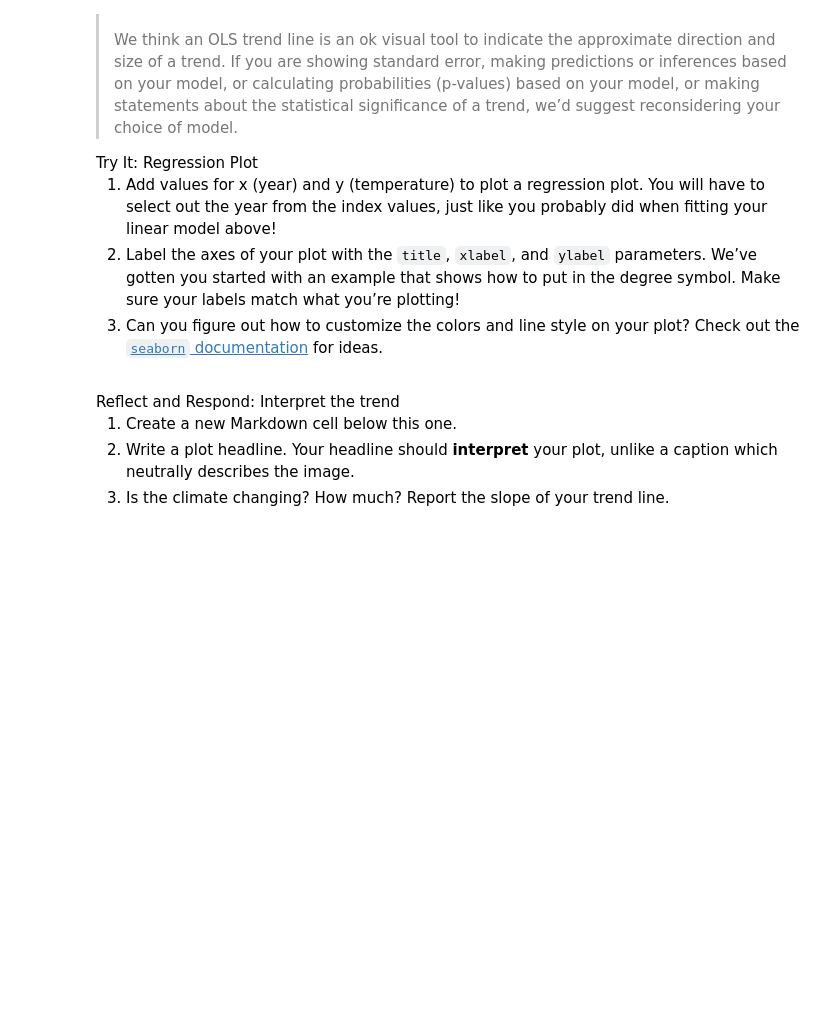
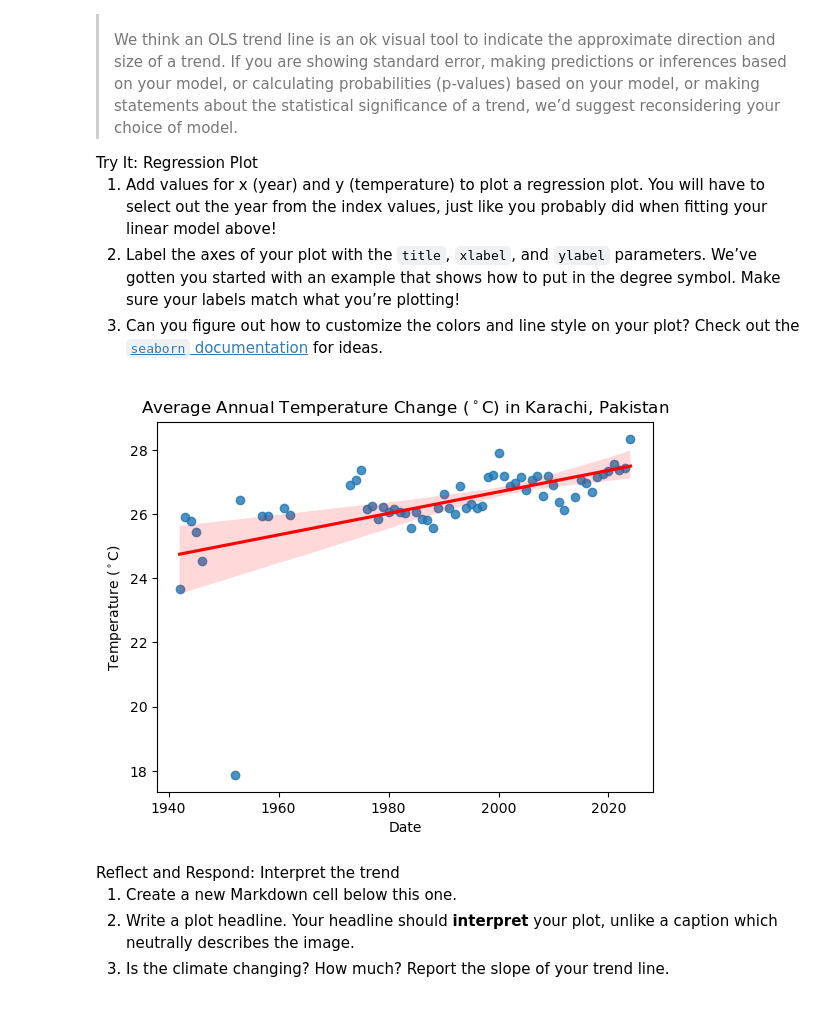
Before and after one commit to earthlab-education/02-climate-natshoff, a Jupyter notebook: Climate Coding Challenge, Part 5!.ipynb, the cells around one changed output. Cells and saved outputs as stored; diff of their text form; code cells hidden in the pictures; blank space fills up the shorter version.

```diff
--- a/Climate Coding Challenge, Part 5!.ipynb
+++ b/Climate Coding Challenge, Part 5!.ipynb
@@ -144,17 +144,23 @@ meets the OLS assumptions.</li>
 # Fit an OLS Linear Regression to the data
 from sklearn.linear_model import LinearRegression
 import numpy as np
+import pandas as pd
 
 # Assuming df is your DataFrame with 'DATE' as the index and 'temp_hourAVG_C' as the column
-df = climate_df_units.reset_index()
+df = ann_climate_df.reset_index()
+# convert year to an integer
+df['DATE'] = pd.to_datetime(df['DATE']).dt.year.astype(int)
+
+# Drop NA rows
+df = df.dropna(subset=['temp_hourAVG_C'])
 
 # Reshape 'DATE' column to be a 2D array for scikit-learn
-X = df[['DATE']].values
-y = df['temp_hourAVG_C'].values
+date = df[['DATE']].values
+temp = df['temp_hourAVG_C'].values
 
 # Create and fit the linear regression model
 model = LinearRegression()
-model.fit(X, y)
+model.fit(date, temp)
 
 # Get the slope and intercept
 slope = model.coef_[0]
@@ -204,17 +210,20 @@ for ideas.</li>
 # %%
 # Plot annual average temperature with a trend line
 ax = sns.regplot(
-    x=,
-    y=,
+    x=date,
+    y=temp,
+    line_kws={'color':'red'}
 )
 # Set plot labels
 ax.set(
-    title='',
-    xlabel='',
-    ylabel='Temperature ($^\circ$F)'
+    title='Average Annual Temperature Change ($^\circ$C) in Karachi, Pakistan',
+    xlabel='Date',
+    ylabel='Temperature ($^\circ$C)'
 )
 # Display the plot without extra text
 plt.show()
+# %% [output]
+[figure, added]
 # %% [markdown]
 <link rel="stylesheet" type="text/css" href="./assets/styles.css"><div class="callout callout-style-default callout-titled callout-respond"><div class="callout-header"><div class="callout-icon-container"><i class="callout-icon"></i></div><div class="callout-title-container flex-fill">Reflect and Respond: Interpret the trend</div></div><div class="callout-body-container callout-body"><ol type="1">
 <li>Create a new Markdown cell below this one.</li>
```
Also changed, not shown: parts of 3 cells of this notebook.
